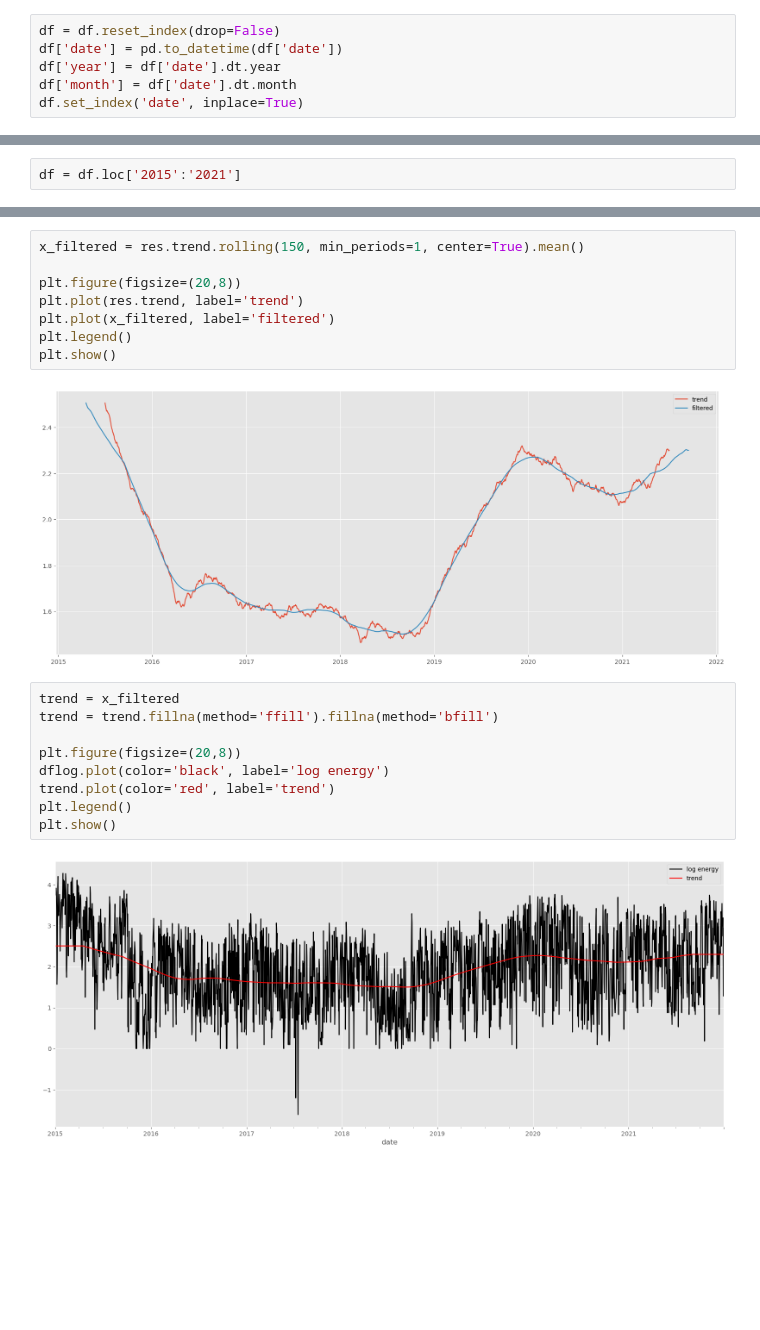
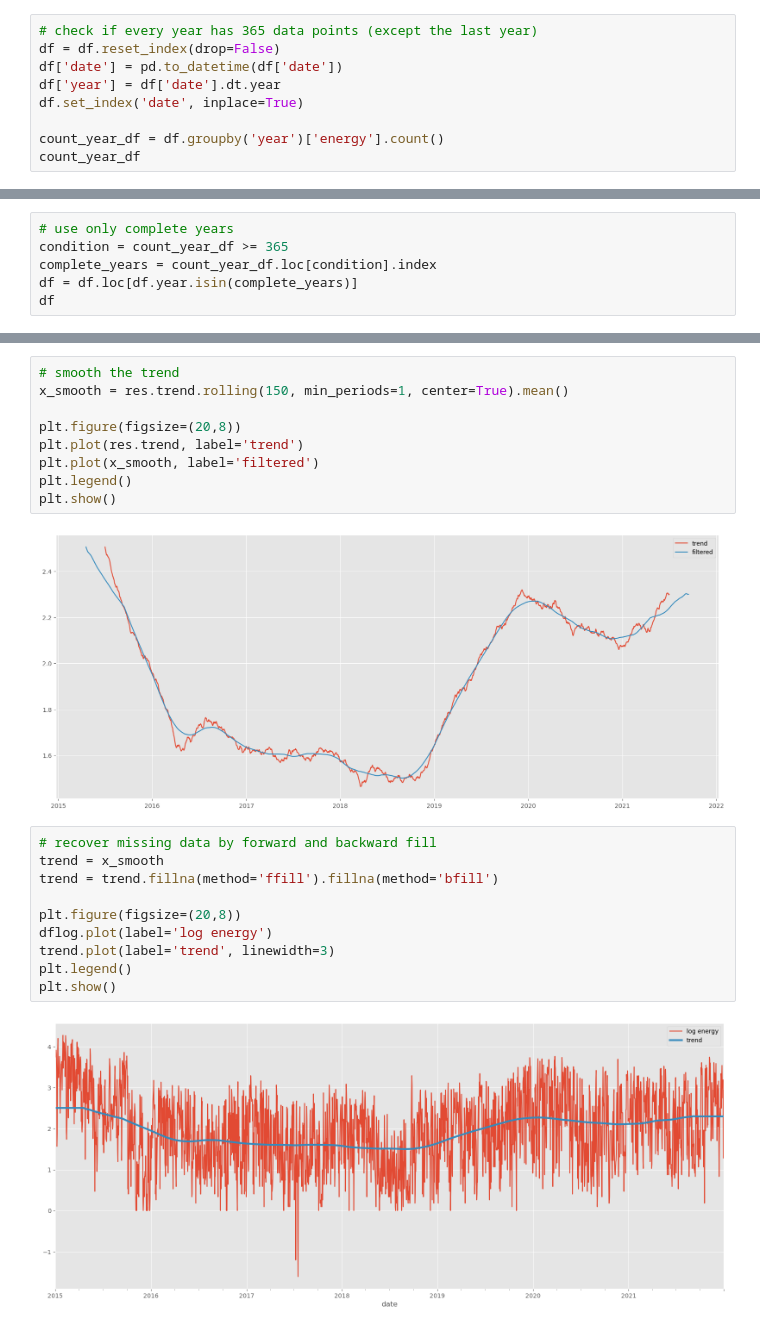
Before and after one commit to nicolaf03/torchsde, a Jupyter notebook: exploratory.ipynb, the cells around one changed output, grey strips where cells are left out. Drawn from its saved outputs; the diff is of its cells as text; blank space fills up the shorter version.

```diff
--- a/exploratory.ipynb
+++ b/exploratory.ipynb
@@ -56,7 +47,10 @@ df
 df.energy = df.energy.fillna(method='ffill').fillna(method='bfill')
 # %%
+# check if every year has 365 data points (except the last year)
 df = df.reset_index(drop=False)
 df['date'] = pd.to_datetime(df['date'])
 df['year'] = df['date'].dt.year
-df['month'] = df['date'].dt.month
 df.set_index('date', inplace=True)
+
+count_year_df = df.groupby('year')['energy'].count()
+count_year_df
@@ -76,2 +67,6 @@ Name: energy, dtype: int64
-# %%
-df = df.loc['2015':'2021']
+# %%
+# use only complete years
+condition = count_year_df >= 365
+complete_years = count_year_df.loc[condition].index
+df = df.loc[df.year.isin(complete_years)]
+df
@@ -132,22 +135,24 @@ Let us smooth the trend a little.
 # %%
-x_filtered = res.trend.rolling(150, min_periods=1, center=True).mean()
+# smooth the trend
+x_smooth = res.trend.rolling(150, min_periods=1, center=True).mean()
 
 plt.figure(figsize=(20,8))
 plt.plot(res.trend, label='trend')
-plt.plot(x_filtered, label='filtered')
+plt.plot(x_smooth, label='filtered')
 plt.legend()
 plt.show()
 # %% [output]
 [figure]
 # %%
-trend = x_filtered
+# recover missing data by forward and backward fill
+trend = x_smooth
 trend = trend.fillna(method='ffill').fillna(method='bfill')
 
 plt.figure(figsize=(20,8))
-dflog.plot(color='black', label='log energy')
-trend.plot(color='red', label='trend')
+dflog.plot(label='log energy')
+trend.plot(label='trend', linewidth=3)
 plt.legend()
 plt.show()
 # %% [output]
-[figure, old version]
+[figure, new version]
 # %%
```
Also changed, not shown: parts of 44 cells of this notebook.
